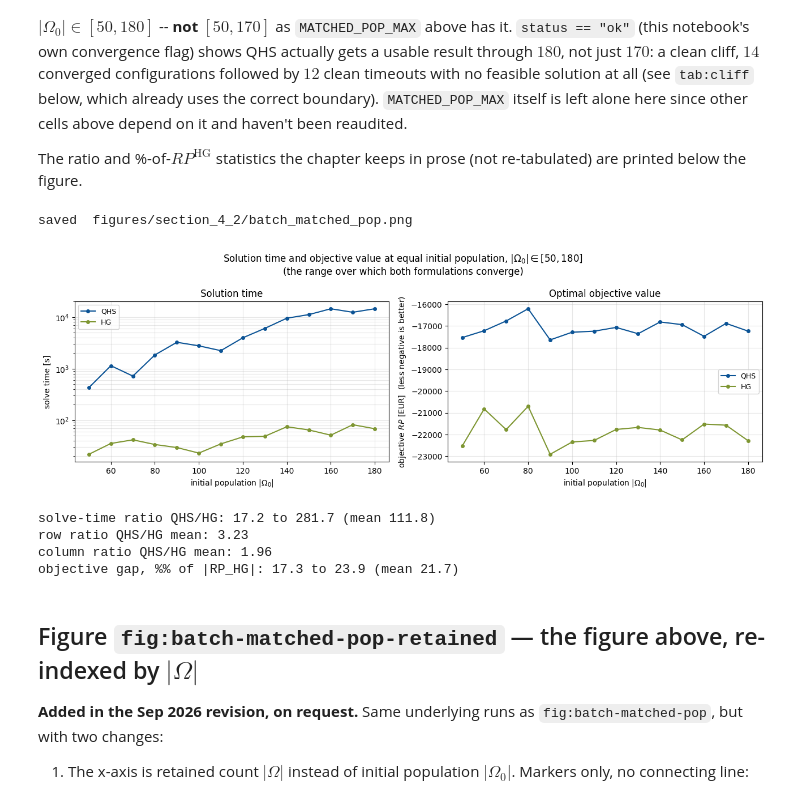
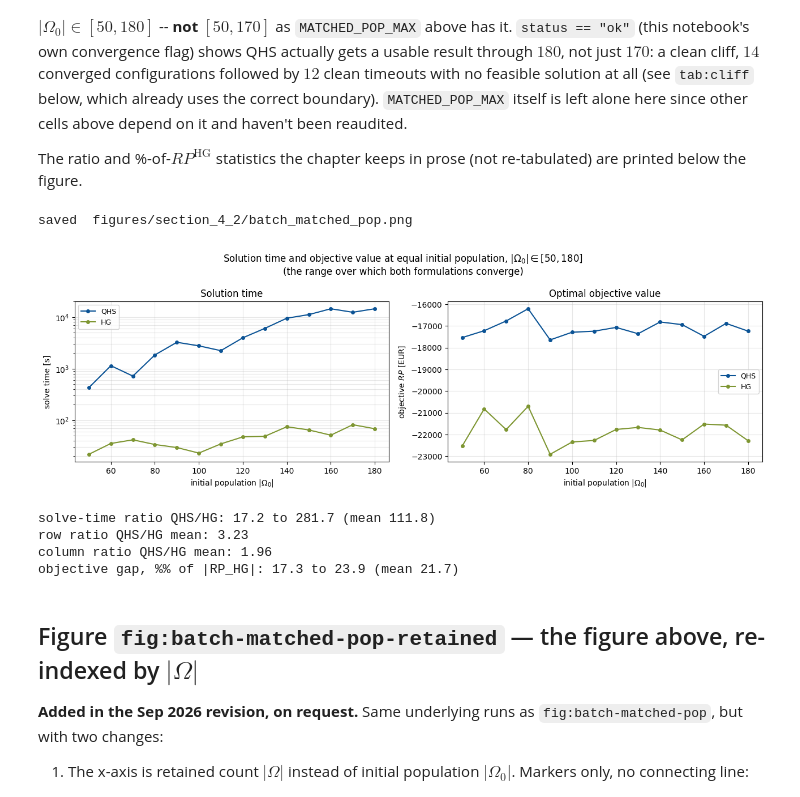
Before and after one commit to mmobec/secoem-VSS, a Jupyter notebook: Results/Execution of model/section_4_2_results_of_simulations.ipynb, the cells around one changed output. Saved outputs shown, nothing was run; the diff lists cells and outputs as text; code cells hidden in the pictures.

```diff
--- a/Results/Execution of model/section_4_2_results_of_simulations.ipynb
+++ b/Results/Execution of model/section_4_2_results_of_simulations.ipynb
@@ -1005,35 +1005,35 @@ ax = axes[1]
 ax.plot(q2["pop_initial"], q2["obj_fun"], marker="o", ms=4, lw=1.5,
         color=COLORS["QHS"], label="QHS")
 ax.plot(h2["pop_initial"], h2["obj_fun"], marker="o", ms=4, lw=1.5,
         color=COLORS["HG"], label="HG")
 ax.set_xlabel(r"initial population $|\Omega_0|$")
-ax.set_ylabel(r"objective $RP$ [EUR]  (less negative is better)")
+ax.set_ylabel(r"objective $RP$ [EUR]")
 ax.set_title("Optimal objective value")
 ax.grid(alpha=0.3)
 ax.legend(fontsize=9)
 
 fig.suptitle(r"Solution time and objective value at equal initial population, "
              f"$|\\Omega_0| \\in [{MATCHED_POP_MIN},{FIG_MATCHED_MAX}]$"
              "\n(the range over which both formulations converge)")
 fig.tight_layout()
 save(fig, "batch_matched_pop")
 plt.show()
 
 # --- the ratio / %-of-RP^HG statistics kept in prose --------------------------
 ratio2 = (q2.set_index("pop_initial")["solve_time_s"]
           / h2.set_index("pop_initial")["solve_time_s"])
 pct2 = ((q2.set_index("pop_initial")["obj_fun"] - h2.set_index("pop_initial")["obj_fun"])
         / h2.set_index("pop_initial")["obj_fun"].abs() * 100)
 row_ratio2 = (q2.set_index("pop_initial")["rows"] / h2.set_index("pop_initial")["rows"])
 col_ratio2 = (q2.set_index("pop_initial")["columns"] / h2.set_index("pop_initial")["columns"])
 
 print(f"solve-time ratio QHS/HG: {ratio2.min():.1f} to {ratio2.max():.1f} (mean {ratio2.mean():.1f})")
 print(f"row ratio QHS/HG mean: {row_ratio2.mean():.2f}")
 print(f"column ratio QHS/HG mean: {col_ratio2.mean():.2f}")
 print(f"objective gap, %% of |RP_HG|: {pct2.min():.1f} to {pct2.max():.1f} (mean {pct2.mean():.1f})")
 # %% [output]
 saved  figures/section_4_2/batch_matched_pop.png
-[figure, old version]
+[figure, new version]
 solve-time ratio QHS/HG: 17.2 to 281.7 (mean 111.8)
 row ratio QHS/HG mean: 3.23
 column ratio QHS/HG mean: 1.96
```
Also changed, not shown: parts of 2 cells of this notebook, 3 other files.
